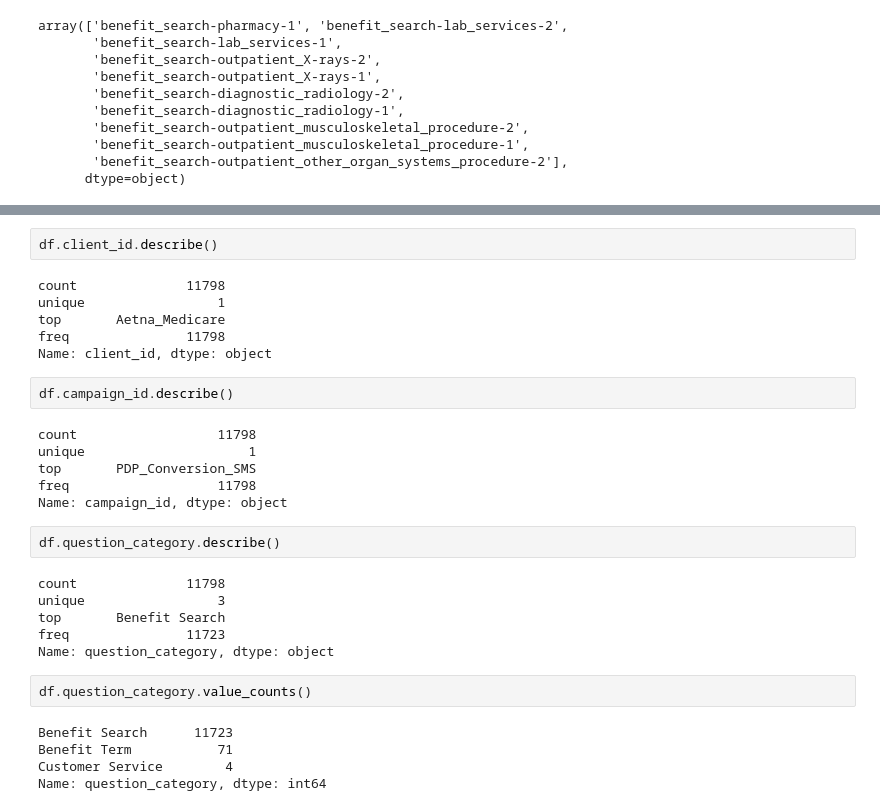
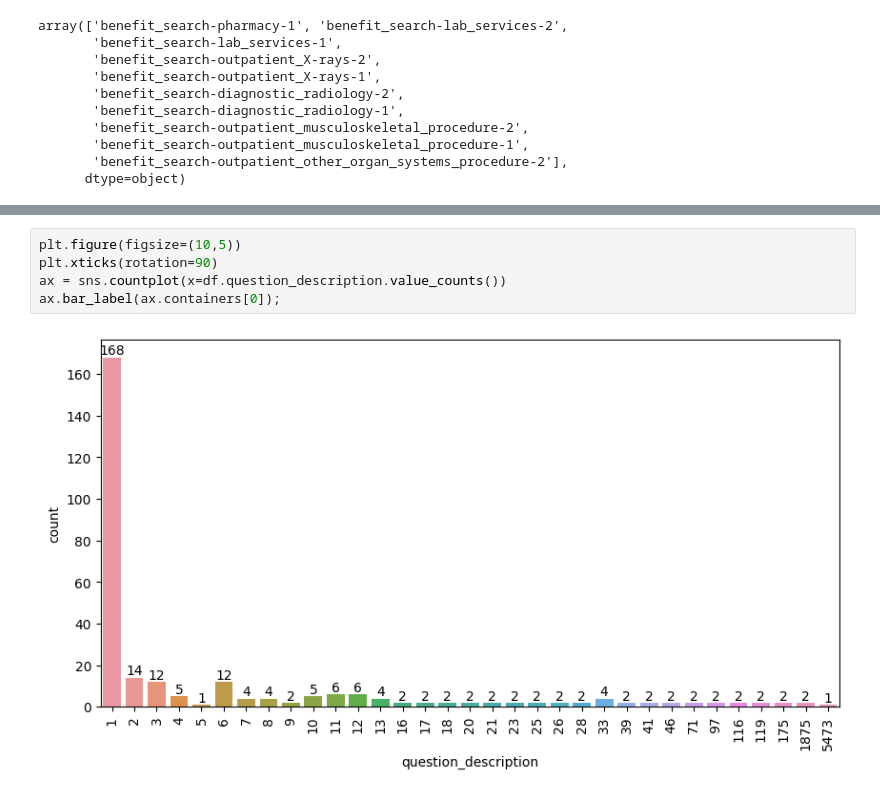
Before and after one commit to SinolationGroup/nlp-models, a Jupyter notebook: notebooks/01-eda.ipynb, the cells around one changed output, grey strips where cells are left out. Drawn from its saved outputs; the diff is of its cells as text.

```diff
--- a/notebooks/01-eda.ipynb
+++ b/notebooks/01-eda.ipynb
@@ -72,34 +93,10 @@ ax = sns.countplot(df.question_id.value_counts())
 ax.bar_label(ax.containers[0]);
 # %% [output]
 [figure]
-# %%
-df.client_id.describe()
-# %% [output]
-count              11798
-unique                 1
-top       Aetna_Medicare
-freq               11798
-Name: client_id, dtype: object
-# %%
-df.campaign_id.describe()
-# %% [output]
-count                  11798
-unique                     1
-top       PDP_Conversion_SMS
-freq                   11798
-Name: campaign_id, dtype: object
-# %%
-df.question_category.describe()
-# %% [output]
-count              11798
-unique                 3
-top       Benefit Search
-freq               11723
-Name: question_category, dtype: object
-# %%
-df.question_category.value_counts()
-# %% [output]
-Benefit Search      11723
-Benefit Term           71
-Customer Service        4
-Name: question_category, dtype: int64
+# %%
+plt.figure(figsize=(10,5))
+plt.xticks(rotation=90)
+ax = sns.countplot(x=df.question_description.value_counts())
+ax.bar_label(ax.containers[0]);
+# %% [output]
+[figure, added]
```
Also changed, not shown: parts of 10 cells of this notebook.
